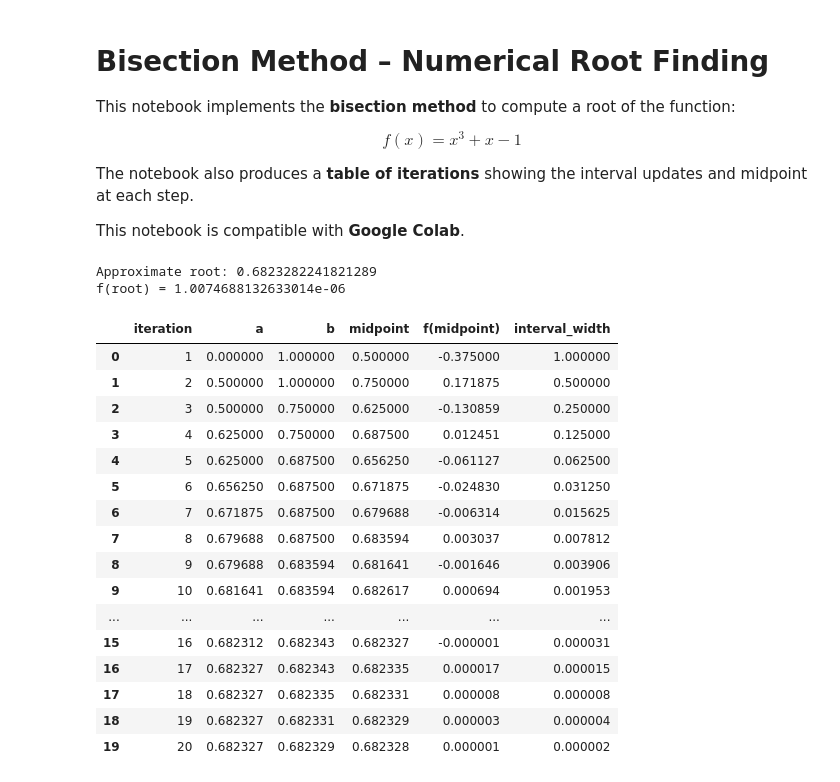
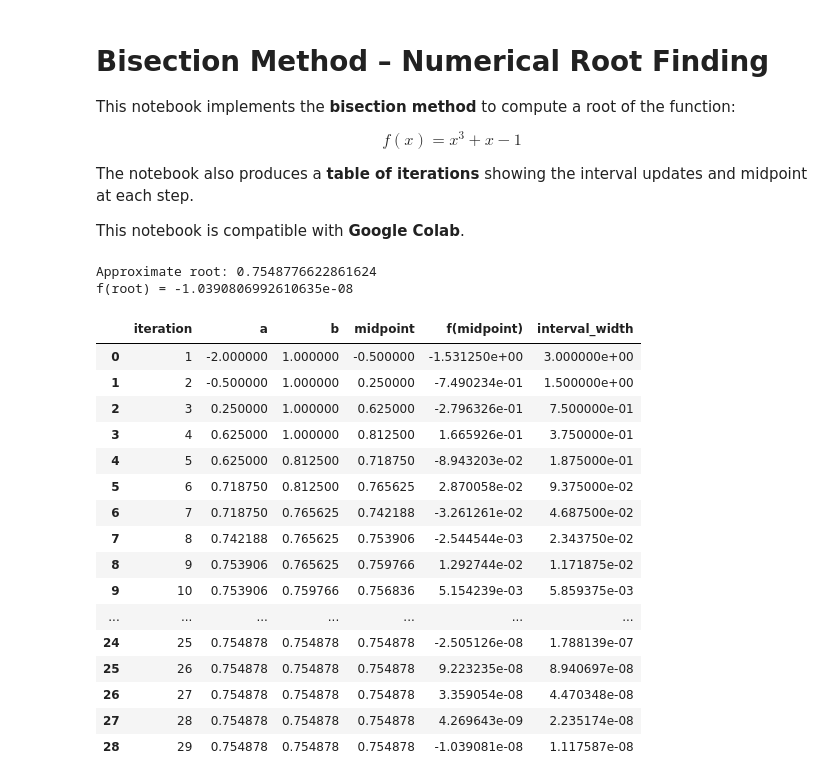
Before and after one commit to gatilhoroxo/comp-math-comp, a Jupyter notebook: parte-1/bisection.ipynb, the cells around one changed output. Drawn from its saved outputs; the diff is of its cells as text; code cells hidden in the pictures.

Commit message:
buf: testando coisas no bisection method

```diff
--- a/parte-1/bisection.ipynb
+++ b/parte-1/bisection.ipynb
@@ -55,3 +57,9 @@ def bisection(f, a, b, tol=1e-6, max_iter=100):
 
     table = pd.DataFrame(rows)
     return c, table
+# %%
+# Define the function
+def f(x):
+    return x**5 + x - 1
+
+funcao = "x**5 + x - 1"
@@ -58,37 +86,36 @@ def bisection(f, a, b, tol=1e-6, max_iter=100):
 # %%
-# Define the function
-def f(x):
-    return x**3 + x - 1
+# "main"
 
 # Initial interval
-a = 0
+a = -2
 b = 1
 
+
 # Run the bisection method
-root, table = bisection(f, a, b)
+root, table = bisection(f, a, b, 1e-8)
 
 print("Approximate root:", root)
 print("f(root) =", f(root))
 
 # Display iteration table
 table
 # %% [output]
-Approximate root: 0.6823282241821289
-f(root) = 1.0074688132633014e-06
+Approximate root: 0.7548776622861624
+f(root) = -1.0390806992610635e-08
 |  | iteration | a | b | midpoint | f(midpoint) | interval_width |
-| 0 | 1 | 0.000000 | 1.000000 | 0.500000 | -0.375000 | 1.000000 |
-| 1 | 2 | 0.500000 | 1.000000 | 0.750000 | 0.171875 | 0.500000 |
-| 2 | 3 | 0.500000 | 0.750000 | 0.625000 | -0.130859 | 0.250000 |
-| 3 | 4 | 0.625000 | 0.750000 | 0.687500 | 0.012451 | 0.125000 |
-| 4 | 5 | 0.625000 | 0.687500 | 0.656250 | -0.061127 | 0.062500 |
-| 5 | 6 | 0.656250 | 0.687500 | 0.671875 | -0.024830 | 0.031250 |
-| 6 | 7 | 0.671875 | 0.687500 | 0.679688 | -0.006314 | 0.015625 |
-| 7 | 8 | 0.679688 | 0.687500 | 0.683594 | 0.003037 | 0.007812 |
-| 8 | 9 | 0.679688 | 0.683594 | 0.681641 | -0.001646 | 0.003906 |
-| 9 | 10 | 0.681641 | 0.683594 | 0.682617 | 0.000694 | 0.001953 |
+| 0 | 1 | -2.000000 | 1.000000 | -0.500000 | -1.531250e+00 | 3.000000e+00 |
+| 1 | 2 | -0.500000 | 1.000000 | 0.250000 | -7.490234e-01 | 1.500000e+00 |
+| 2 | 3 | 0.250000 | 1.000000 | 0.625000 | -2.796326e-01 | 7.500000e-01 |
+| 3 | 4 | 0.625000 | 1.000000 | 0.812500 | 1.665926e-01 | 3.750000e-01 |
+| 4 | 5 | 0.625000 | 0.812500 | 0.718750 | -8.943203e-02 | 1.875000e-01 |
+| 5 | 6 | 0.718750 | 0.812500 | 0.765625 | 2.870058e-02 | 9.375000e-02 |
+| 6 | 7 | 0.718750 | 0.765625 | 0.742188 | -3.261261e-02 | 4.687500e-02 |
+| 7 | 8 | 0.742188 | 0.765625 | 0.753906 | -2.544544e-03 | 2.343750e-02 |
+| 8 | 9 | 0.753906 | 0.765625 | 0.759766 | 1.292744e-02 | 1.171875e-02 |
+| 9 | 10 | 0.753906 | 0.759766 | 0.756836 | 5.154239e-03 | 5.859375e-03 |
 | ... | ... | ... | ... | ... | ... | ... |
-| 15 | 16 | 0.682312 | 0.682343 | 0.682327 | -0.000001 | 0.000031 |
-| 16 | 17 | 0.682327 | 0.682343 | 0.682335 | 0.000017 | 0.000015 |
-| 17 | 18 | 0.682327 | 0.682335 | 0.682331 | 0.000008 | 0.000008 |
-| 18 | 19 | 0.682327 | 0.682331 | 0.682329 | 0.000003 | 0.000004 |
-| 19 | 20 | 0.682327 | 0.682329 | 0.682328 | 0.000001 | 0.000002 |
+| 24 | 25 | 0.754878 | 0.754878 | 0.754878 | -2.505126e-08 | 1.788139e-07 |
+| 25 | 26 | 0.754878 | 0.754878 | 0.754878 | 9.223235e-08 | 8.940697e-08 |
+| 26 | 27 | 0.754878 | 0.754878 | 0.754878 | 3.359054e-08 | 4.470348e-08 |
+| 27 | 28 | 0.754878 | 0.754878 | 0.754878 | 4.269643e-09 | 2.235174e-08 |
+| 28 | 29 | 0.754878 | 0.754878 | 0.754878 | -1.039081e-08 | 1.117587e-08 |
```
Also changed, not shown: parts of 4 cells of this notebook.
